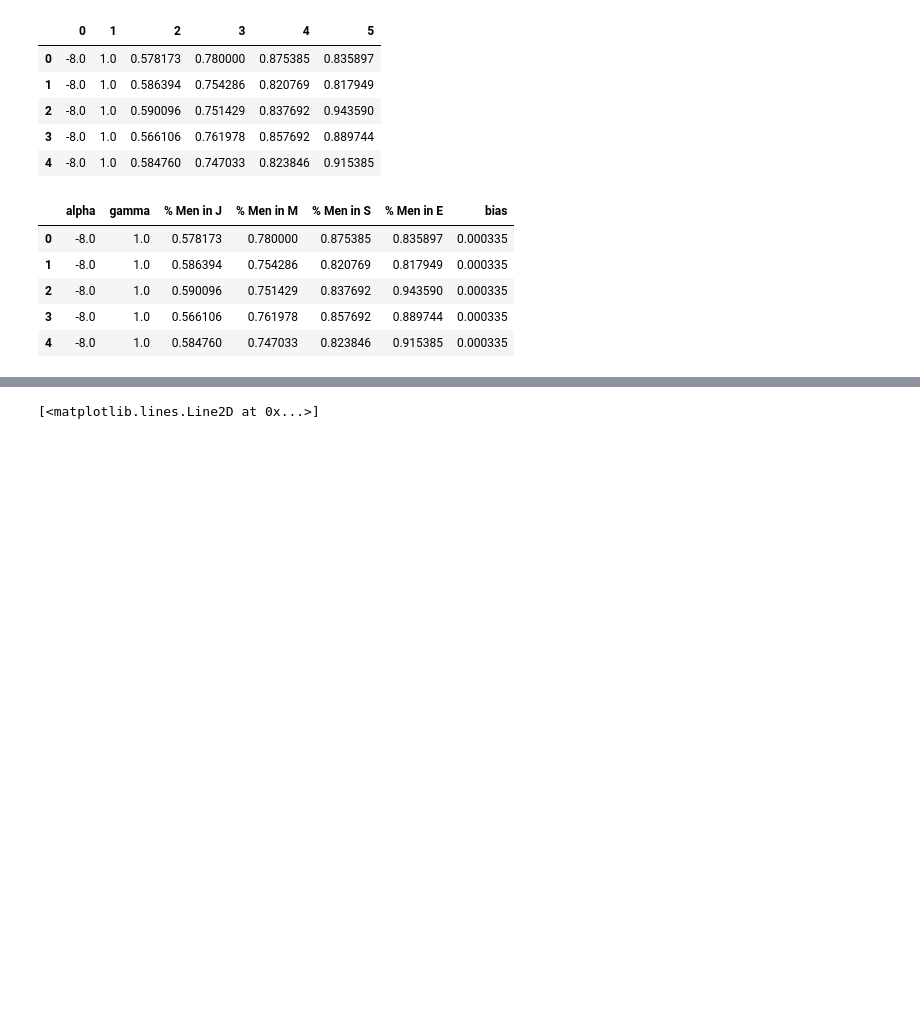
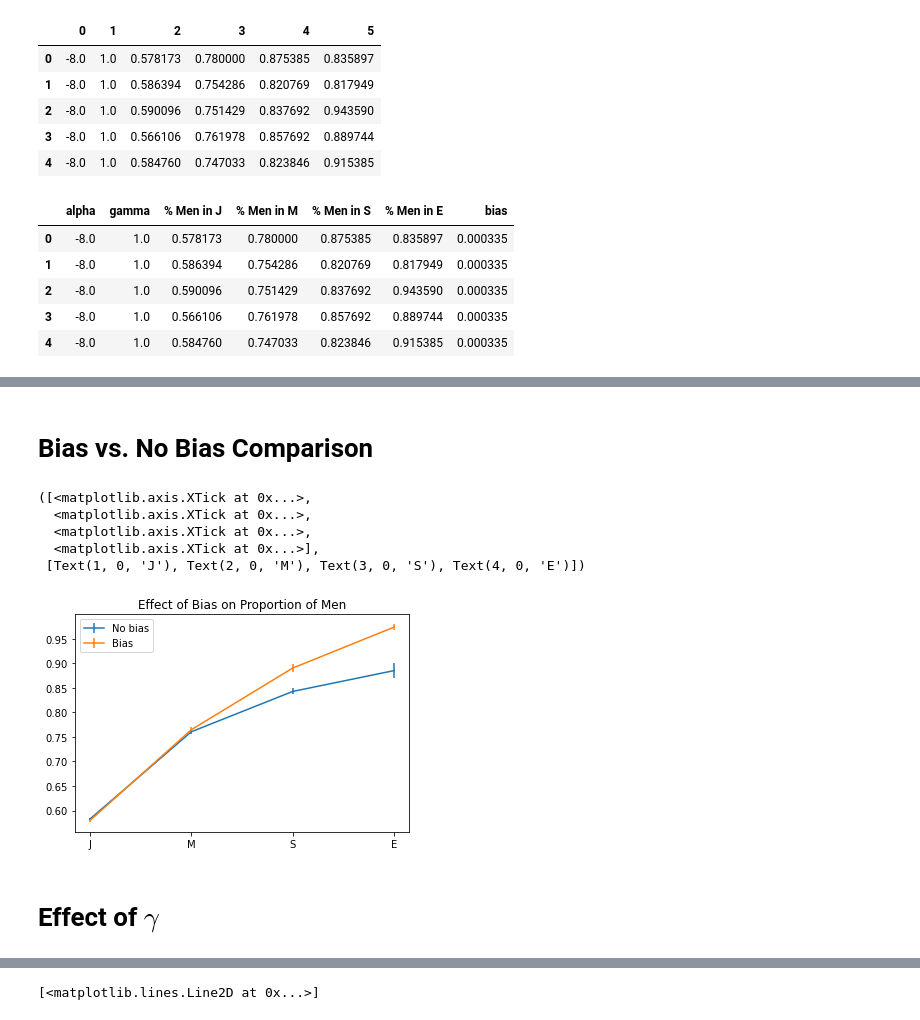
Before and after one commit to bmosh/4580_final_project, a Jupyter notebook: Linear_Regression.ipynb, the cells around one changed output, grey strips where cells are left out. Saved outputs shown, nothing was run; the diff lists cells and outputs as text; code cells hidden in the pictures; blank space fills up the shorter version.

```diff
--- a/Linear_Regression.ipynb
+++ b/Linear_Regression.ipynb
@@ -99,0 +84,19 @@ plt.xticks(x,xticks)
+# %% [markdown]
+# Bias vs. No Bias Comparison
+# %%
+x = [1,2,3,4]
+plt.errorbar(x=x, y=mean_nb[2:6], yerr=hw_nb[2:6], label='No bias')
+plt.errorbar(x=x, y=mean_b[2:6], yerr=hw_b[2:6], label='Bias')
+plt.legend()
+xticks=['J','M','S','E']
+plt.title('Effect of Bias on Proportion of Men')
+plt.xticks(x,xticks)
+# %% [output]
+([<matplotlib.axis.XTick at 0x...>,
+  <matplotlib.axis.XTick at 0x...>,
+  <matplotlib.axis.XTick at 0x...>,
+  <matplotlib.axis.XTick at 0x...>],
+ [Text(1, 0, 'J'), Text(2, 0, 'M'), Text(3, 0, 'S'), Text(4, 0, 'E')])
+[figure, added]
+# %% [markdown]
+# Effect of $\gamma$
```
Also changed, not shown: parts of 25 cells of this notebook, 5 other files.
